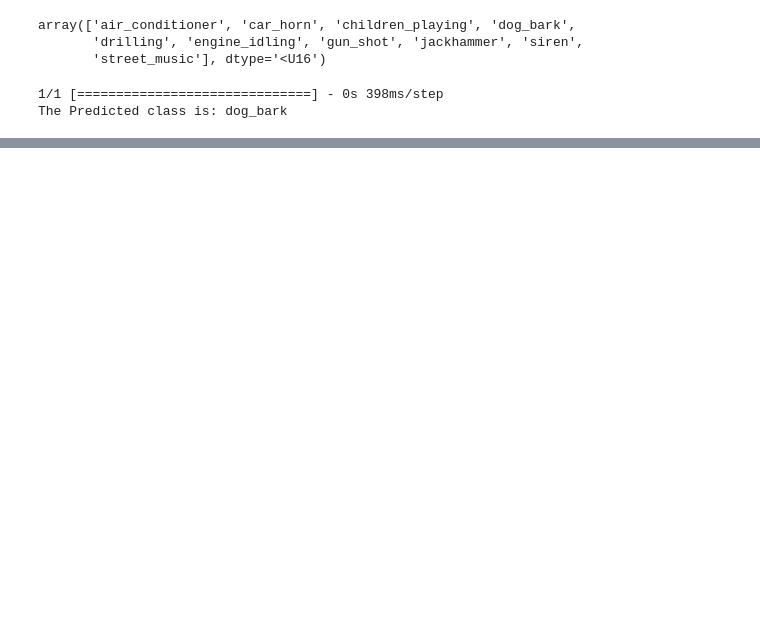
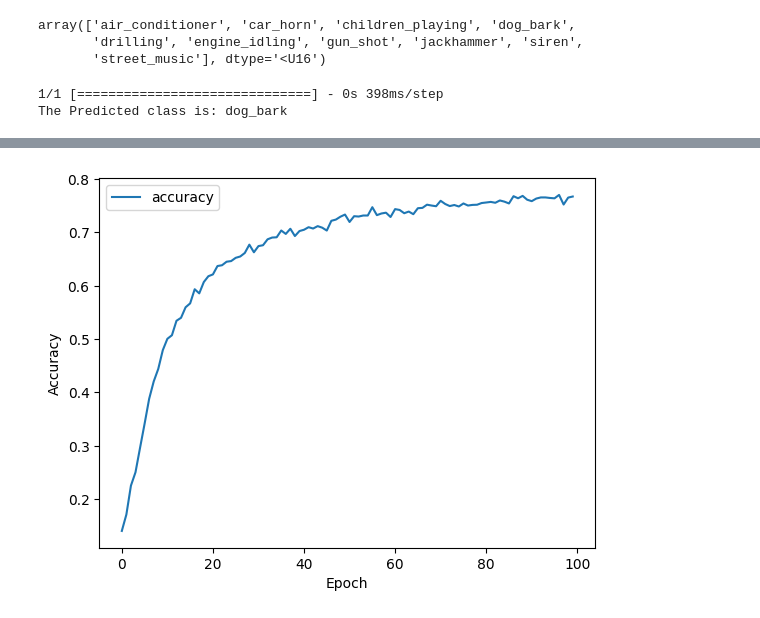
Before and after one commit to rithurajnambiar17/soundscaping-art, a Jupyter notebook: sound-classification/trial.ipynb, the cells around one changed output, grey strips where cells are left out. Cells and saved outputs as stored; diff of their text form; code cells hidden in the pictures; blank space fills up the shorter version.

```diff
--- a/sound-classification/trial.ipynb
+++ b/sound-classification/trial.ipynb
@@ -32,0 +75,8 @@ AttributeError: 'NoneType' object has no attribute 'history'
+# %%
+plt.plot(data['epoch'], data[' accuracy'], label='accuracy')
+plt.xlabel('Epoch')
+plt.ylabel('Accuracy')
+plt.legend()
+plt.show()
+# %% [output]
+[figure, added]
```
Also changed, not shown: parts of 8 cells of this notebook, 3 other files.
